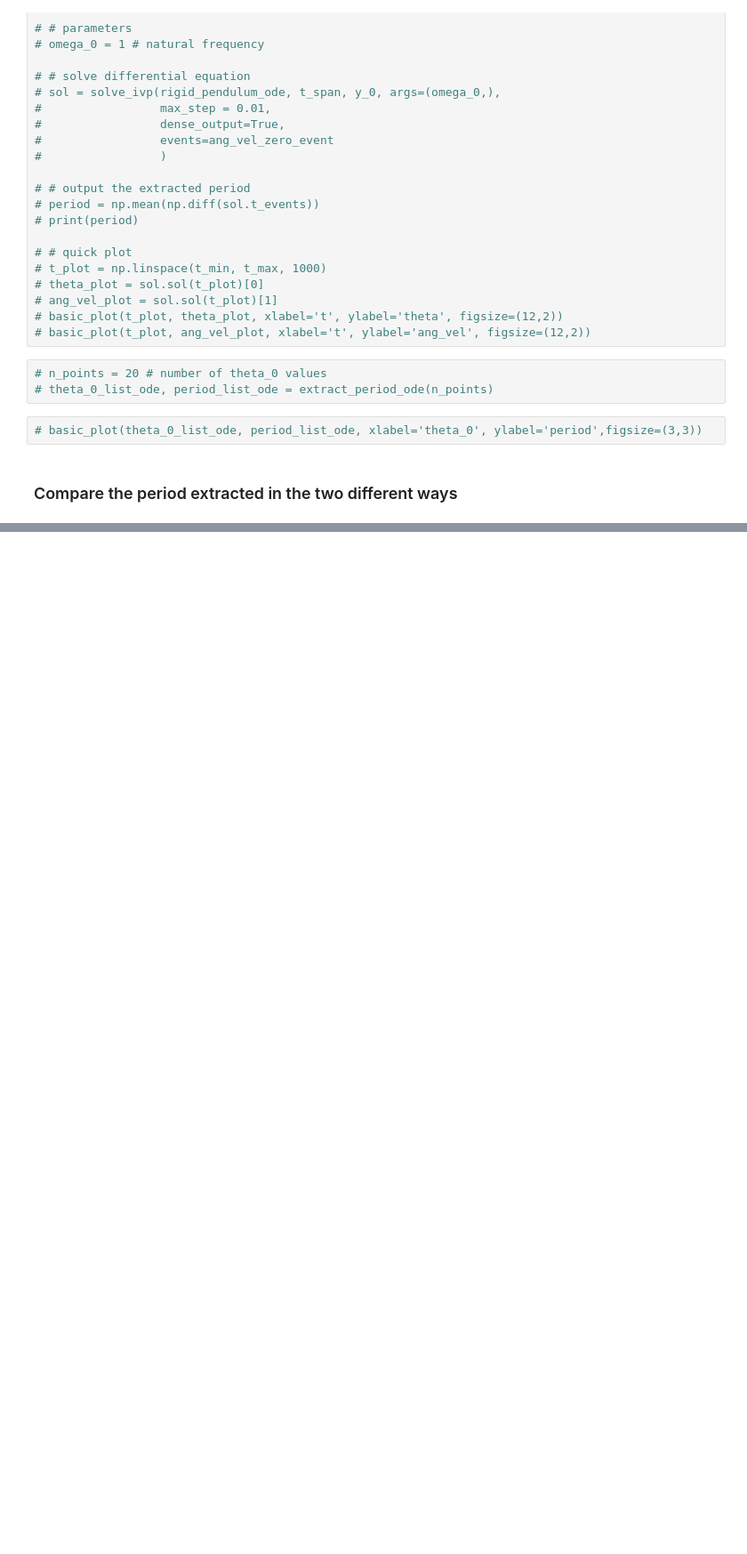
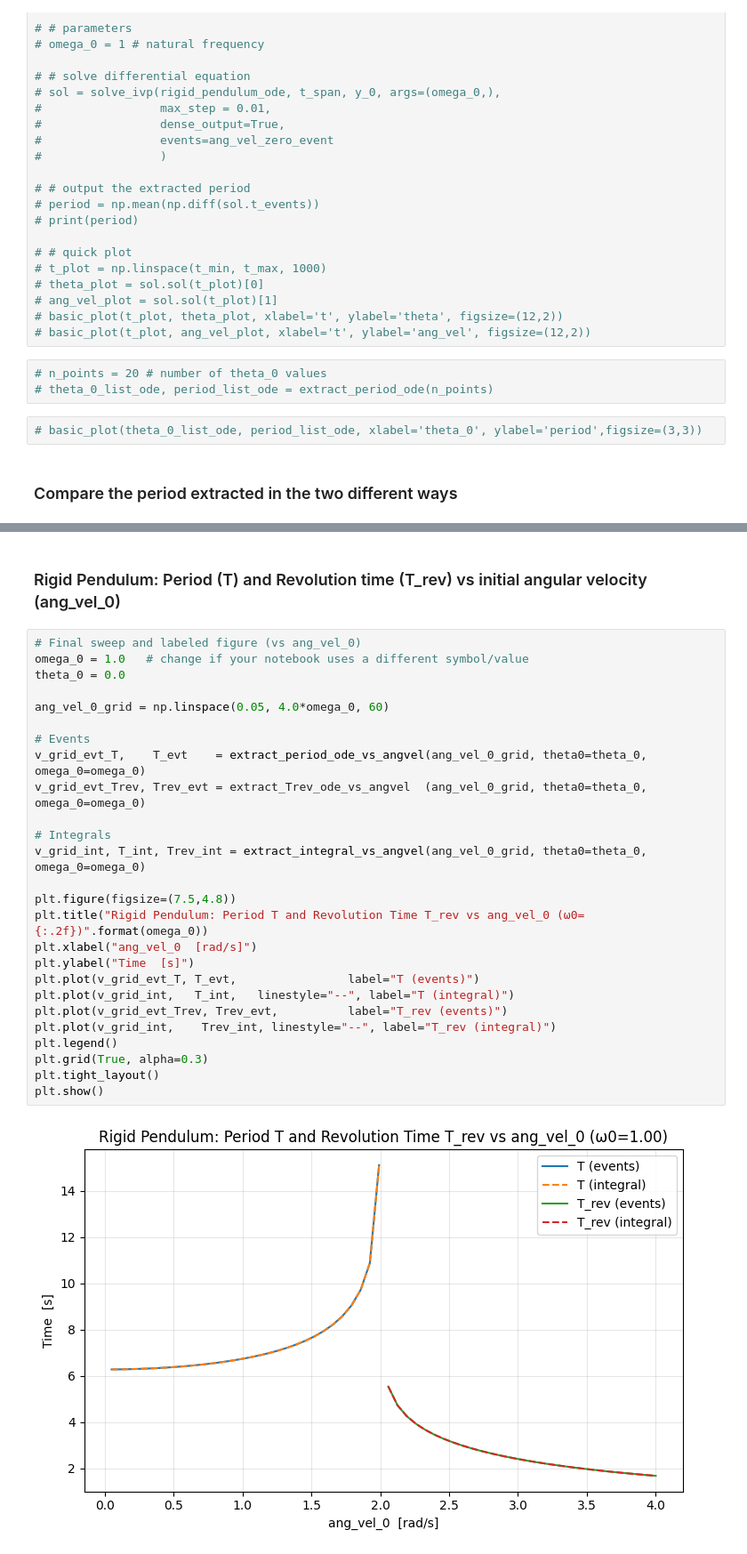
Before and after one commit to IntroComputationalPhysics-UNT/period-and-revolution-time-rigid-pendulum-Vinnie369, a Jupyter notebook: period_and_revolution_time_rigid_pendulum_HW.ipynb, the cells around one changed output, grey strips where cells are left out. Shown: that part at 89% size. Drawn from its saved outputs; the diff is of its cells as text; blank space fills up the shorter version.

Commit message:
Replaced definitions in the "Create Utilities" cell and created a new cell that plots the new function

```diff
--- a/period_and_revolution_time_rigid_pendulum_HW.ipynb
+++ b/period_and_revolution_time_rigid_pendulum_HW.ipynb
@@ -202,0 +284,30 @@ plt.show()
+# %% [markdown]
+### Rigid Pendulum: Period (T) and Revolution time (T_rev) vs initial angular velocity (ang_vel_0)
+# %%
+# Final sweep and labeled figure (vs ang_vel_0)
+omega_0 = 1.0   # change if your notebook uses a different symbol/value
+theta_0 = 0.0
+
+ang_vel_0_grid = np.linspace(0.05, 4.0*omega_0, 60)
+
+# Events
+v_grid_evt_T,    T_evt    = extract_period_ode_vs_angvel(ang_vel_0_grid, theta0=theta_0, omega_0=omega_0)
+v_grid_evt_Trev, Trev_evt = extract_Trev_ode_vs_angvel  (ang_vel_0_grid, theta0=theta_0, omega_0=omega_0)
+
+# Integrals
+v_grid_int, T_int, Trev_int = extract_integral_vs_angvel(ang_vel_0_grid, theta0=theta_0, omega_0=omega_0)
+
+plt.figure(figsize=(7.5,4.8))
+plt.title("Rigid Pendulum: Period T and Revolution Time T_rev vs ang_vel_0 (ω0={:.2f})".format(omega_0))
+plt.xlabel("ang_vel_0  [rad/s]")
+plt.ylabel("Time  [s]")
+plt.plot(v_grid_evt_T, T_evt,                label="T (events)")
+plt.plot(v_grid_int,   T_int,   linestyle="--", label="T (integral)")
+plt.plot(v_grid_evt_Trev, Trev_evt,          label="T_rev (events)")
+plt.plot(v_grid_int,    Trev_int, linestyle="--", label="T_rev (integral)")
+plt.legend()
+plt.grid(True, alpha=0.3)
+plt.tight_layout()
+plt.show()
+# %% [output]
+[figure, added]
```
Also changed, not shown: parts of 4 cells of this notebook.
